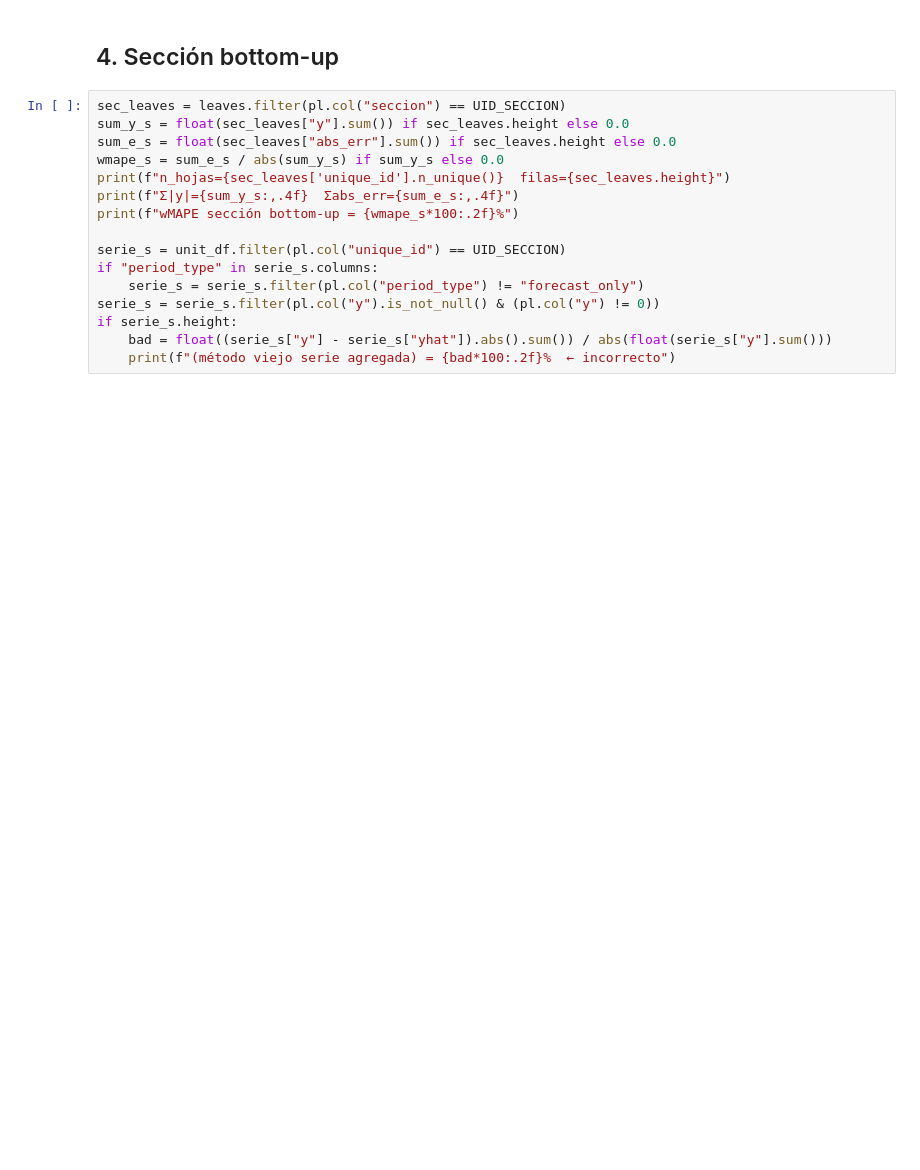
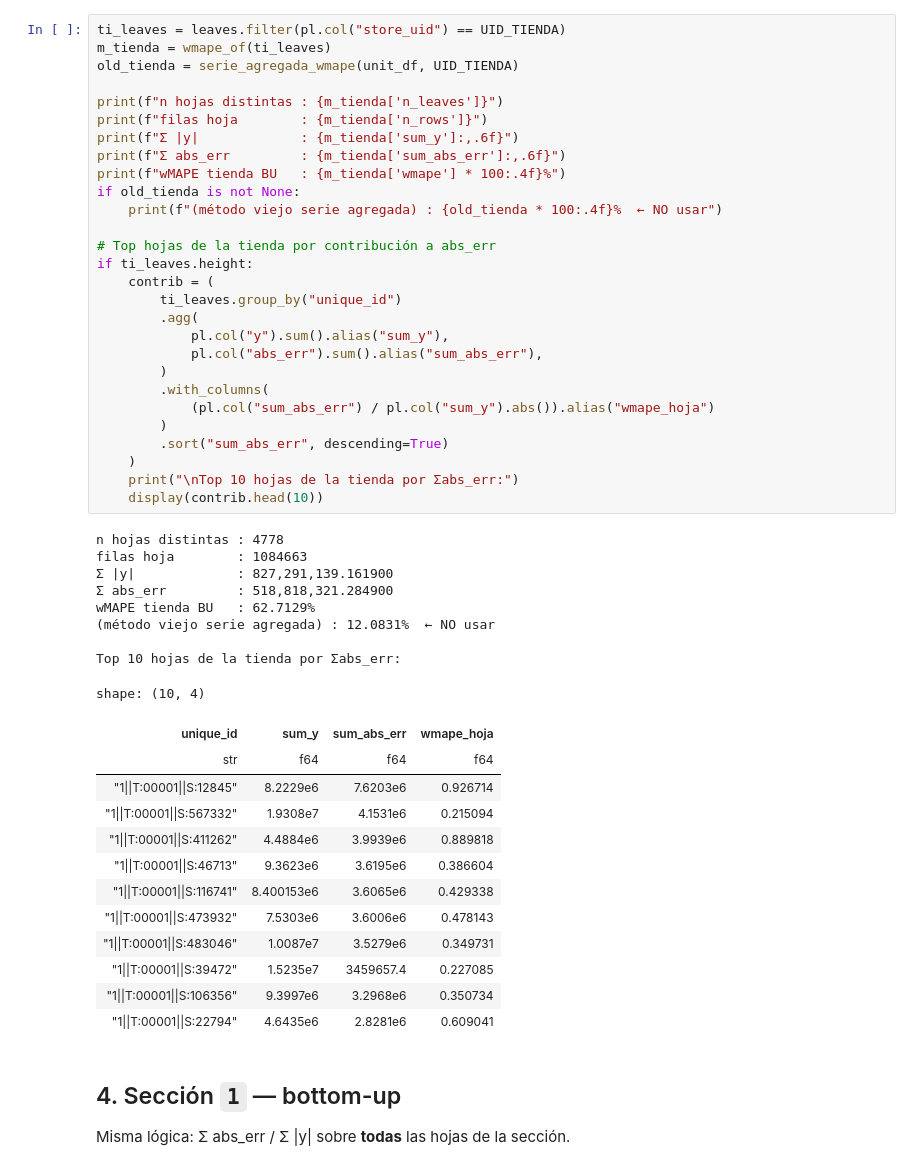
Before and after one commit to willy-hidalgo/tienda-inglesa-v3, a Jupyter notebook: app/wmape_insample_seccion1.ipynb, the cells around one changed output. Drawn from its saved outputs; the diff is of its cells as text; blank space fills up the shorter version.

```diff
--- a/app/wmape_insample_seccion1.ipynb
+++ b/app/wmape_insample_seccion1.ipynb
@@ -100,18 +215,54 @@ if serie_t.height:
-# %% [markdown]
-## 4. Sección bottom-up
-# %%
-sec_leaves = leaves.filter(pl.col("seccion") == UID_SECCION)
-sum_y_s = float(sec_leaves["y"].sum()) if sec_leaves.height else 0.0
-sum_e_s = float(sec_leaves["abs_err"].sum()) if sec_leaves.height else 0.0
-wmape_s = sum_e_s / abs(sum_y_s) if sum_y_s else 0.0
-print(f"n_hojas={sec_leaves['unique_id'].n_unique()}  filas={sec_leaves.height}")
-print(f"Σ|y|={sum_y_s:,.4f}  Σabs_err={sum_e_s:,.4f}")
-print(f"wMAPE sección bottom-up = {wmape_s*100:.2f}%")
-
-serie_s = unit_df.filter(pl.col("unique_id") == UID_SECCION)
-if "period_type" in serie_s.columns:
-    serie_s = serie_s.filter(pl.col("period_type") != "forecast_only")
-serie_s = serie_s.filter(pl.col("y").is_not_null() & (pl.col("y") != 0))
-if serie_s.height:
-    bad = float((serie_s["y"] - serie_s["yhat"]).abs().sum()) / abs(float(serie_s["y"].sum()))
-    print(f"(método viejo serie agregada) = {bad*100:.2f}%  ← incorrecto")
+# %%
+ti_leaves = leaves.filter(pl.col("store_uid") == UID_TIENDA)
+m_tienda = wmape_of(ti_leaves)
+old_tienda = serie_agregada_wmape(unit_df, UID_TIENDA)
+
+print(f"n hojas distintas : {m_tienda['n_leaves']}")
+print(f"filas hoja        : {m_tienda['n_rows']}")
+print(f"Σ |y|             : {m_tienda['sum_y']:,.6f}")
+print(f"Σ abs_err         : {m_tienda['sum_abs_err']:,.6f}")
+print(f"wMAPE tienda BU   : {m_tienda['wmape'] * 100:.4f}%")
+if old_tienda is not None:
+    print(f"(método viejo serie agregada) : {old_tienda * 100:.4f}%  ← NO usar")
+
+# Top hojas de la tienda por contribución a abs_err
+if ti_leaves.height:
+    contrib = (
+        ti_leaves.group_by("unique_id")
+        .agg(
+            pl.col("y").sum().alias("sum_y"),
+            pl.col("abs_err").sum().alias("sum_abs_err"),
+        )
+        .with_columns(
+            (pl.col("sum_abs_err") / pl.col("sum_y").abs()).alias("wmape_hoja")
+        )
+        .sort("sum_abs_err", descending=True)
+    )
+    print("\nTop 10 hojas de la tienda por Σabs_err:")
+    display(contrib.head(10))
+# %% [output]
+n hojas distintas : 4778
+filas hoja        : 1084663
+Σ |y|             : 827,291,139.161900
+Σ abs_err         : 518,818,321.284900
+wMAPE tienda BU   : 62.7129%
+(método viejo serie agregada) : 12.0831%  ← NO usar
+
+Top 10 hojas de la tienda por Σabs_err:
+shape: (10, 4)
+| unique_id | sum_y | sum_abs_err | wmape_hoja |
+| str | f64 | f64 | f64 |
+| "1||T:00001||S:12845" | 8.2229e6 | 7.6203e6 | 0.926714 |
+| "1||T:00001||S:567332" | 1.9308e7 | 4.1531e6 | 0.215094 |
+| "1||T:00001||S:411262" | 4.4884e6 | 3.9939e6 | 0.889818 |
+| "1||T:00001||S:46713" | 9.3623e6 | 3.6195e6 | 0.386604 |
+| "1||T:00001||S:116741" | 8.400153e6 | 3.6065e6 | 0.429338 |
+| "1||T:00001||S:473932" | 7.5303e6 | 3.6006e6 | 0.478143 |
+| "1||T:00001||S:483046" | 1.0087e7 | 3.5279e6 | 0.349731 |
+| "1||T:00001||S:39472" | 1.5235e7 | 3459657.4 | 0.227085 |
+| "1||T:00001||S:106356" | 9.3997e6 | 3.2968e6 | 0.350734 |
+| "1||T:00001||S:22794" | 4.6435e6 | 2.8281e6 | 0.609041 |
+# %% [markdown]
+## 4. Sección `1` — bottom-up
+
+Misma lógica: Σ abs_err / Σ |y| sobre **todas** las hojas de la sección.
```
Also changed, not shown: parts of 20 cells of this notebook, 10 other files.
